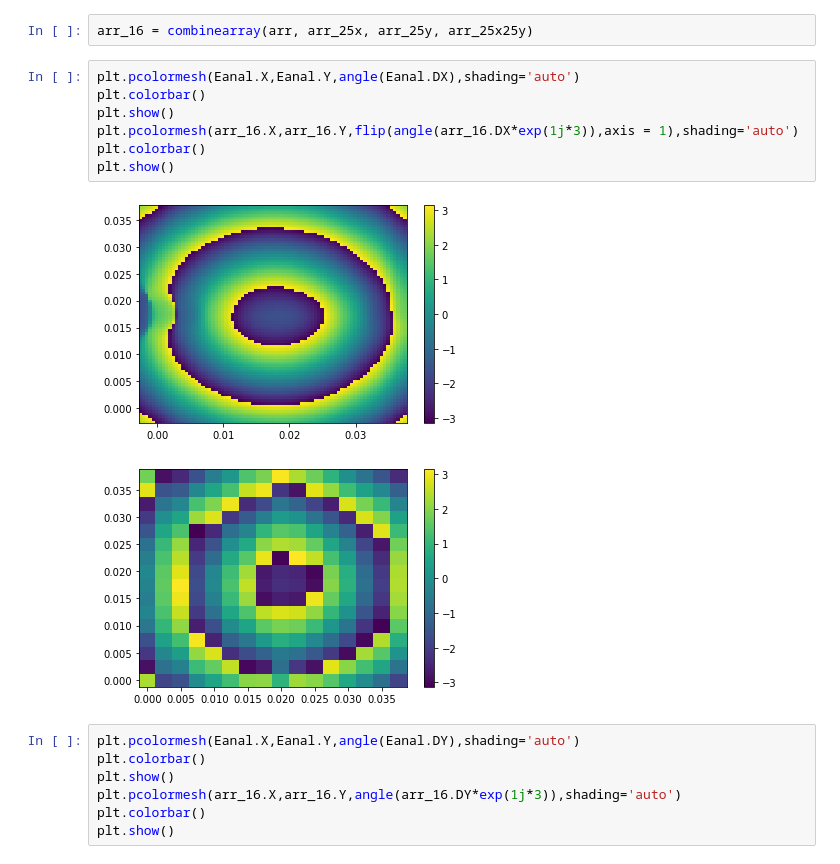
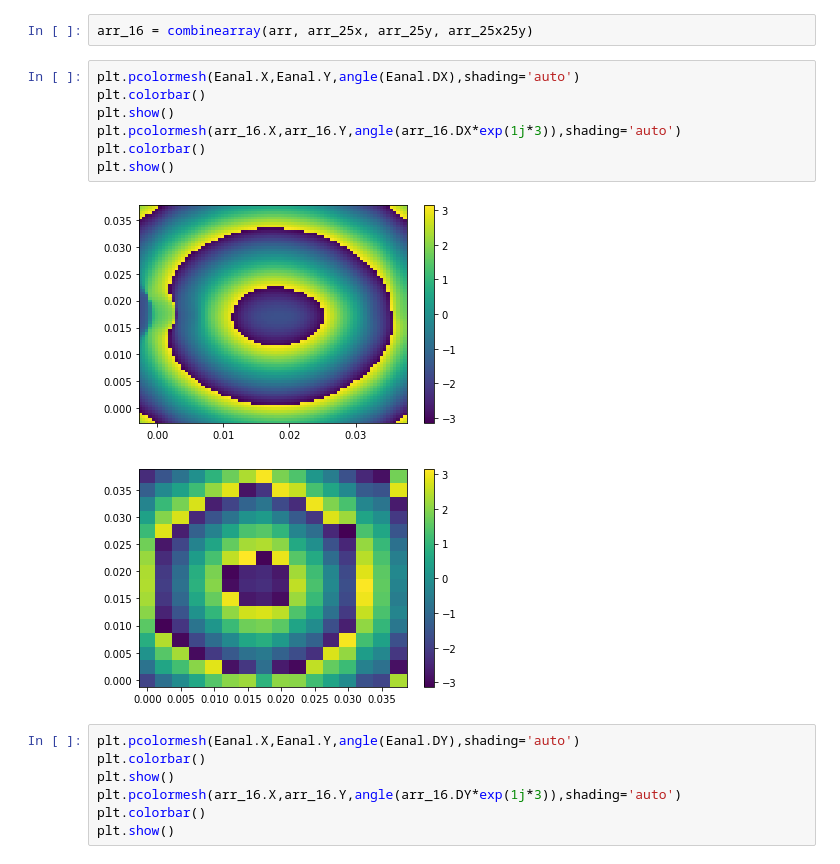
Before and after one commit to Khainguyen1349/MoMPython_KN, a Jupyter notebook: Maxwell/PlayWithMaxwell_3.ipynb, the cells around one changed output. Cells and saved outputs as stored; diff of their text form.

```diff
--- a/Maxwell/PlayWithMaxwell_3.ipynb
+++ b/Maxwell/PlayWithMaxwell_3.ipynb
@@ -141,13 +144,13 @@ arr_16 = combinearray(arr, arr_25x, arr_25y, arr_25x25y)
 # %%
 plt.pcolormesh(Eanal.X,Eanal.Y,angle(Eanal.DX),shading='auto')
 plt.colorbar()
 plt.show()
-plt.pcolormesh(arr_16.X,arr_16.Y,flip(angle(arr_16.DX*exp(1j*3)),axis = 1),shading='auto')
+plt.pcolormesh(arr_16.X,arr_16.Y,angle(arr_16.DX*exp(1j*3)),shading='auto')
 plt.colorbar()
 plt.show()
 # %% [output]
 [figure]
-[figure, old version]
+[figure, new version]
 # %%
 plt.pcolormesh(Eanal.X,Eanal.Y,angle(Eanal.DY),shading='auto')
 plt.colorbar()
```
Also changed, not shown: parts of 6 cells of this notebook.
